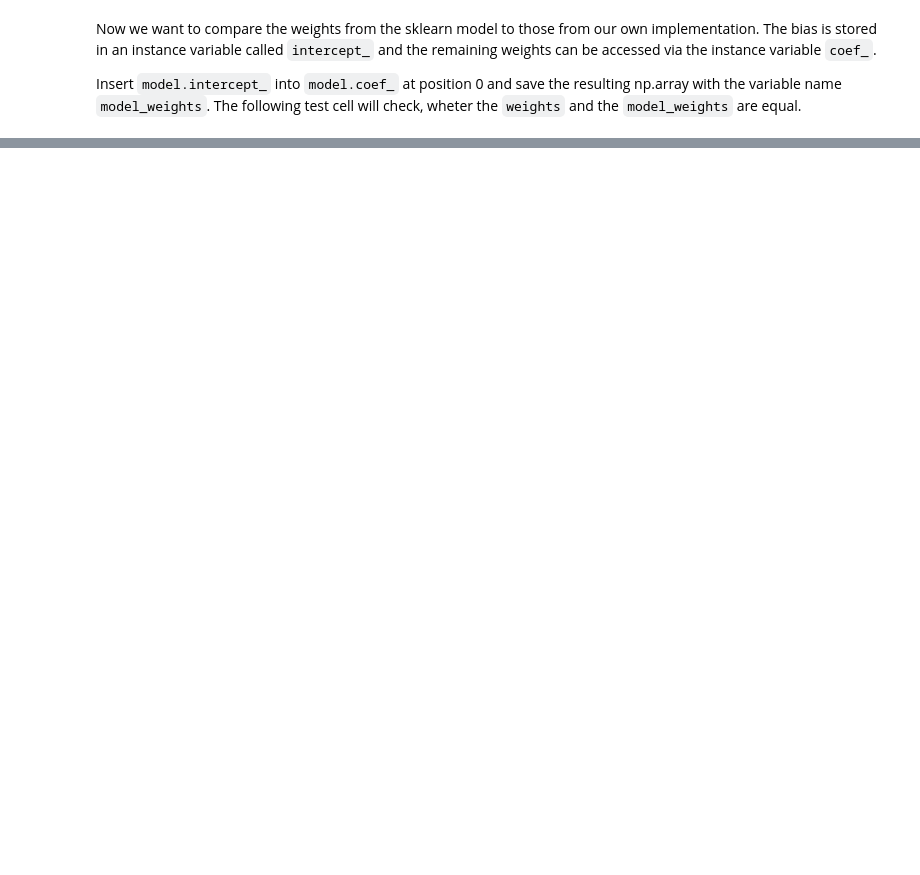
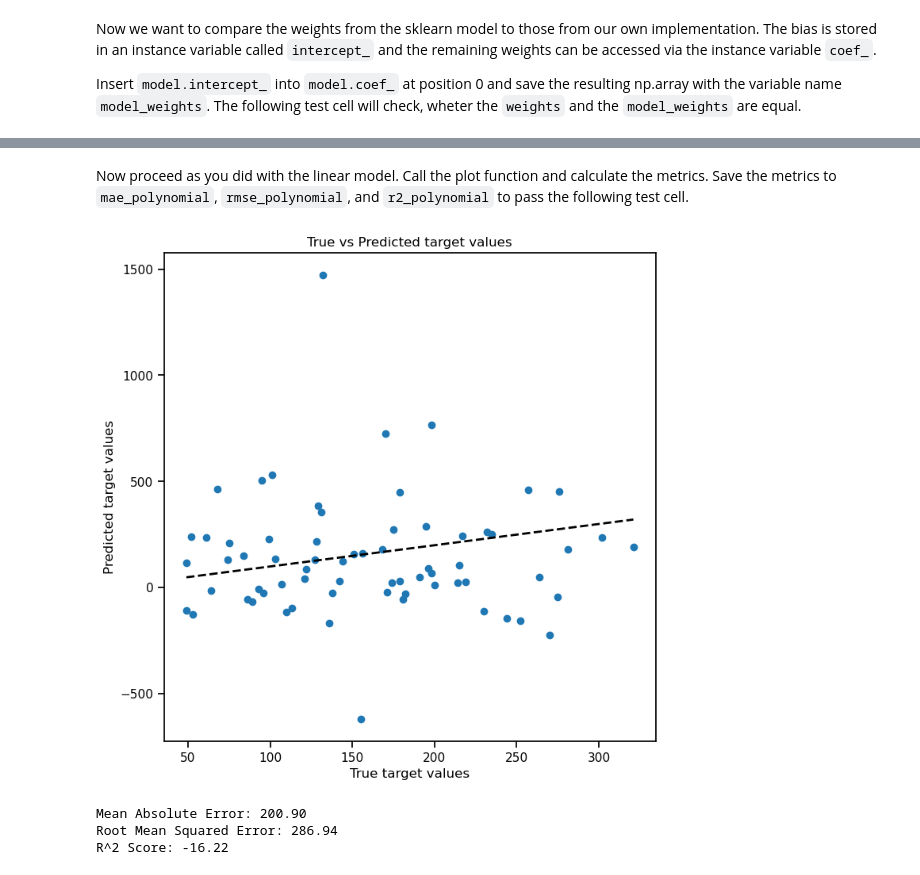
Before and after one commit to Tacitus523/ml4chem, a Jupyter notebook: Regression/1.3_RegressionSolution.ipynb, the cells around one changed output, grey strips where cells are left out. Drawn from its saved outputs; the diff is of its cells as text; code cells hidden in the pictures; blank space fills up the shorter version.

```diff
--- a/Regression/1.3_RegressionSolution.ipynb
+++ b/Regression/1.3_RegressionSolution.ipynb
@@ -165,0 +289,9 @@ assert np.allclose(weights, model_weights), "The weights of the model are incorr
+# %%
+polynomial_features: PolynomialFeatures = PolynomialFeatures(degree=10)
+X_train_polynomial: np.ndarray = polynomial_features.fit_transform(X_train)
+X_test_polynomial: np.ndarray = polynomial_features.transform(X_test)
+
+model_polynomial: LinearRegression = LinearRegression()
+model_polynomial.fit(X_train_polynomial, y_train)
+
+y_test_predicted_polynomial: np.ndarray = model_polynomial.predict(X_test_polynomial)
@@ -165,0 +315,17 @@ assert np.allclose(weights, model_weights), "The weights of the model are incorr
+# %% [markdown]
+Now proceed as you did with the linear model. Call the plot function and calculate the metrics. Save the metrics to  `mae_polynomial`, `rmse_polynomial`, and `r2_polynomial` to pass the following test cell.
+# %%
+plot_regression_predictions(y_test, y_test_predicted_polynomial)
+
+mae_polynomial: np.ndarray = mean_absolute_error(y_test, y_test_predicted_polynomial)
+rmse_polynomial: np.ndarray = mean_squared_error(y_test, y_test_predicted_polynomial, squared=False)
+r2_polynomial: np.ndarray = r2_score(y_test, y_test_predicted_polynomial)
+
+print(f"Mean Absolute Error: {mae_polynomial:.2f}")
+print(f"Root Mean Squared Error: {rmse_polynomial:.2f}")
+print(f"R^2 Score: {r2_polynomial:.2f}")
+# %% [output]
+[figure, added]
+Mean Absolute Error: 200.90
+Root Mean Squared Error: 286.94
+R^2 Score: -16.22
```
Also changed, not shown: parts of 36 cells of this notebook, 2 other files.
